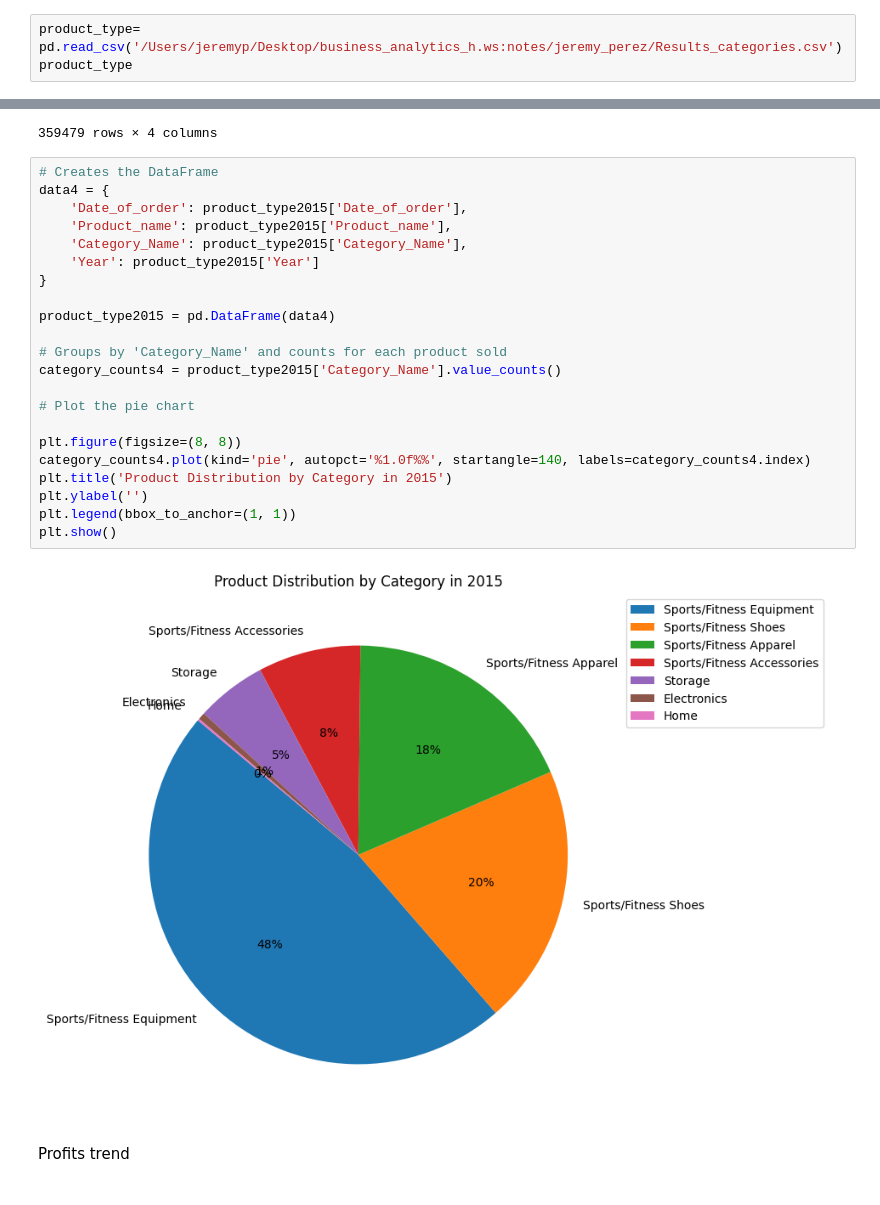
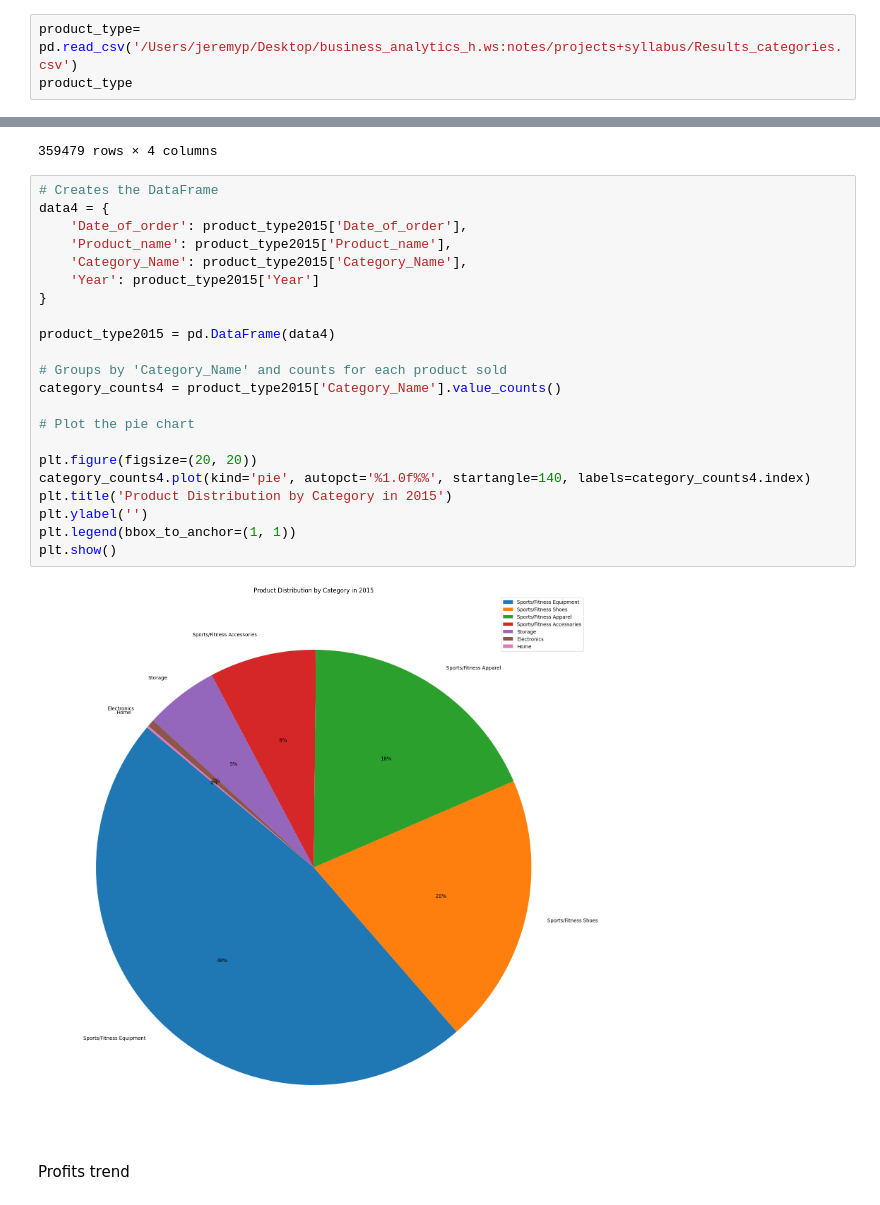
Before and after one commit to jay5109/Projects, a Jupyter notebook: BA_final_project.ipynb, the cells around one changed output, grey strips where cells are left out. Drawn from its saved outputs; the diff is of its cells as text.

```diff
--- a/BA_final_project.ipynb
+++ b/BA_final_project.ipynb
@@ -139,7 +139,7 @@ plt.show()
 # %% [markdown]
 Product Categories
 # %%
-product_type= pd.read_csv('/Users/jeremyp/Desktop/business_analytics_h.ws:notes/jeremy_perez/Results_categories.csv')
+product_type= pd.read_csv('/Users/jeremyp/Desktop/business_analytics_h.ws:notes/projects+syllabus/Results_categories.csv')
 product_type
 # %% [output]
 |  | Date_of_order | Product_name | Product_Price | Order_Profit_Per_Order | Category_Name |
@@ -465,27 +485,27 @@ product_type2015
 # %%
 # Creates the DataFrame
 data4 = {
     'Date_of_order': product_type2015['Date_of_order'],
     'Product_name': product_type2015['Product_name'],
     'Category_Name': product_type2015['Category_Name'],
     'Year': product_type2015['Year']
 }
 
 product_type2015 = pd.DataFrame(data4)
 
 # Groups by 'Category_Name' and counts for each product sold
 category_counts4 = product_type2015['Category_Name'].value_counts()
 
 # Plot the pie chart
 
-plt.figure(figsize=(8, 8))
+plt.figure(figsize=(20, 20))
 category_counts4.plot(kind='pie', autopct='%1.0f%%', startangle=140, labels=category_counts4.index)
 plt.title('Product Distribution by Category in 2015')
 plt.ylabel('')
 plt.legend(bbox_to_anchor=(1, 1))
 plt.show()
 # %% [output]
-[figure, old version]
+[figure, new version]
 # %% [markdown]
 Profits trend
 # %%
```
Also changed, not shown: parts of 10 cells of this notebook.
